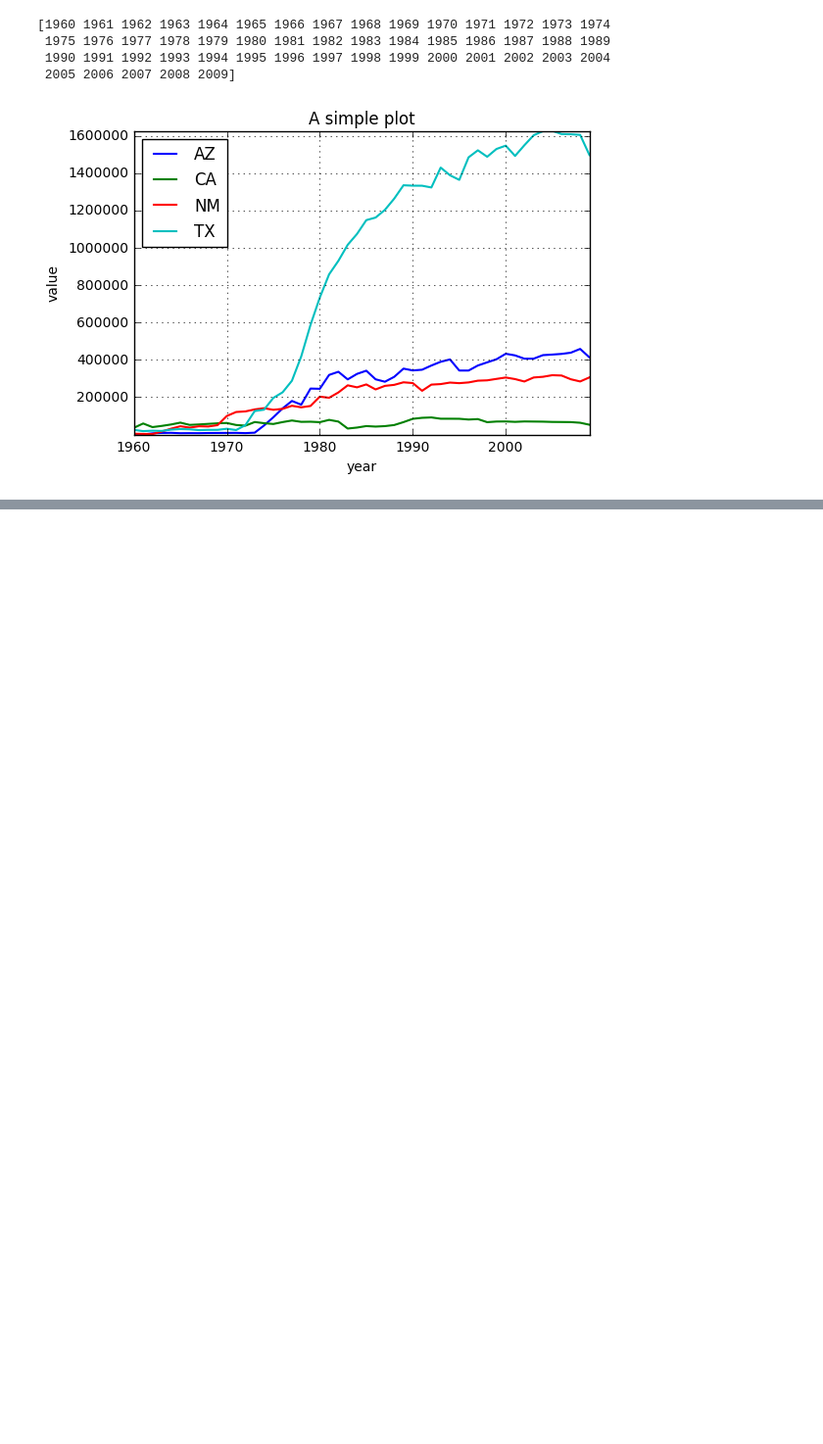
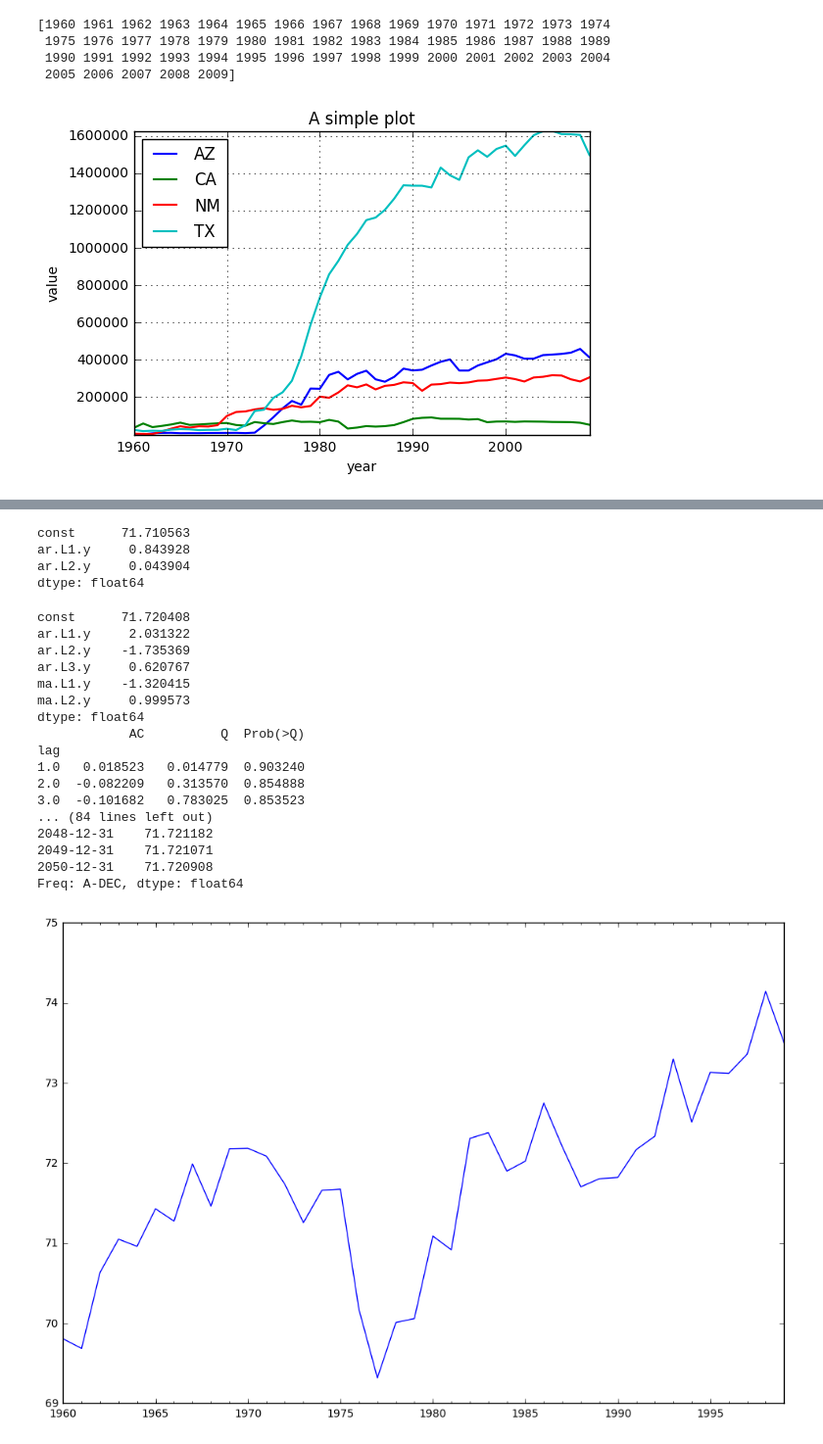
Before and after one commit to beihangwenbin/Energy-profile, a Jupyter notebook: Untitled.ipynb, the cells around one changed output, grey strips where cells are left out. Shown at 98% size. Drawn from its saved outputs; the diff is of its cells as text; code cells hidden in the pictures; blank space fills up the shorter version.

```diff
--- a/Untitled.ipynb
+++ b/Untitled.ipynb
@@ -375,0 +460,58 @@ plt.show()
+# %%
+data=score[:40,1]
+dta=pd.Series(data)
+dta.index = pd.Index(sm.tsa.datetools.dates_from_range('1960','1999'))
+dta.plot(figsize=(12,8))
+fig = plt.figure(figsize=(12,8))
+ax1 = fig.add_subplot(211)
+fig = sm.graphics.tsa.plot_acf(dta.values.squeeze(), lags=30, ax=ax1)
+ax2 = fig.add_subplot(212)
+fig = sm.graphics.tsa.plot_pacf(dta, lags=40, ax=ax2)
+arma_mod20 = sm.tsa.ARMA(dta, (2,0)).fit(disp=False)
+print(arma_mod20.params)
+arma_mod30 = sm.tsa.ARMA(dta, (3,2)).fit(disp=False)
+print(arma_mod30.params)
+sm.stats.durbin_watson(arma_mod30.resid.values)
+fig = plt.figure(figsize=(12,8))
+ax = fig.add_subplot(111)
+ax = arma_mod30.resid.plot(ax=ax);
+resid = arma_mod30.resid
+stats.normaltest(resid)
+fig = plt.figure(figsize=(12,8))
+ax = fig.add_subplot(111)
+fig = qqplot(resid, line='q', ax=ax, fit=True)
+
+fig = plt.figure(figsize=(12,8))
+ax1 = fig.add_subplot(211)
+fig = sm.graphics.tsa.plot_acf(resid.values.squeeze(), lags=30, ax=ax1)
+ax2 = fig.add_subplot(212)
+fig = sm.graphics.tsa.plot_pacf(resid, lags=30, ax=ax2)
+r,q,p = sm.tsa.acf(resid.values.squeeze(), qstat=True)
+data = np.c_[range(1,40), r[1:], q, p]
+table = pd.DataFrame(data, columns=['lag', "AC", "Q", "Prob(>Q)"])
+print(table.set_index('lag'))
+predict_sunspots = arma_mod30.predict('2000', '2050', dynamic=True)
+print(predict_sunspots)
+# %% [output]
+const      71.710563
+ar.L1.y     0.843928
+ar.L2.y     0.043904
+dtype: float64
+const      71.720408
+ar.L1.y     2.031322
+ar.L2.y    -1.735369
+ar.L3.y     0.620767
+ma.L1.y    -1.320415
+ma.L2.y     0.999573
+dtype: float64
+            AC          Q  Prob(>Q)
+lag
+1.0   0.018523   0.014779  0.903240
+2.0  -0.082209   0.313570  0.854888
+3.0  -0.101682   0.783025  0.853523
+... (84 lines left out)
+2048-12-31    71.721182
+2049-12-31    71.721071
+2050-12-31    71.720908
+Freq: A-DEC, dtype: float64
+[figure, added]
```
Also changed, not shown: parts of 19 cells of this notebook, 4 other files.
